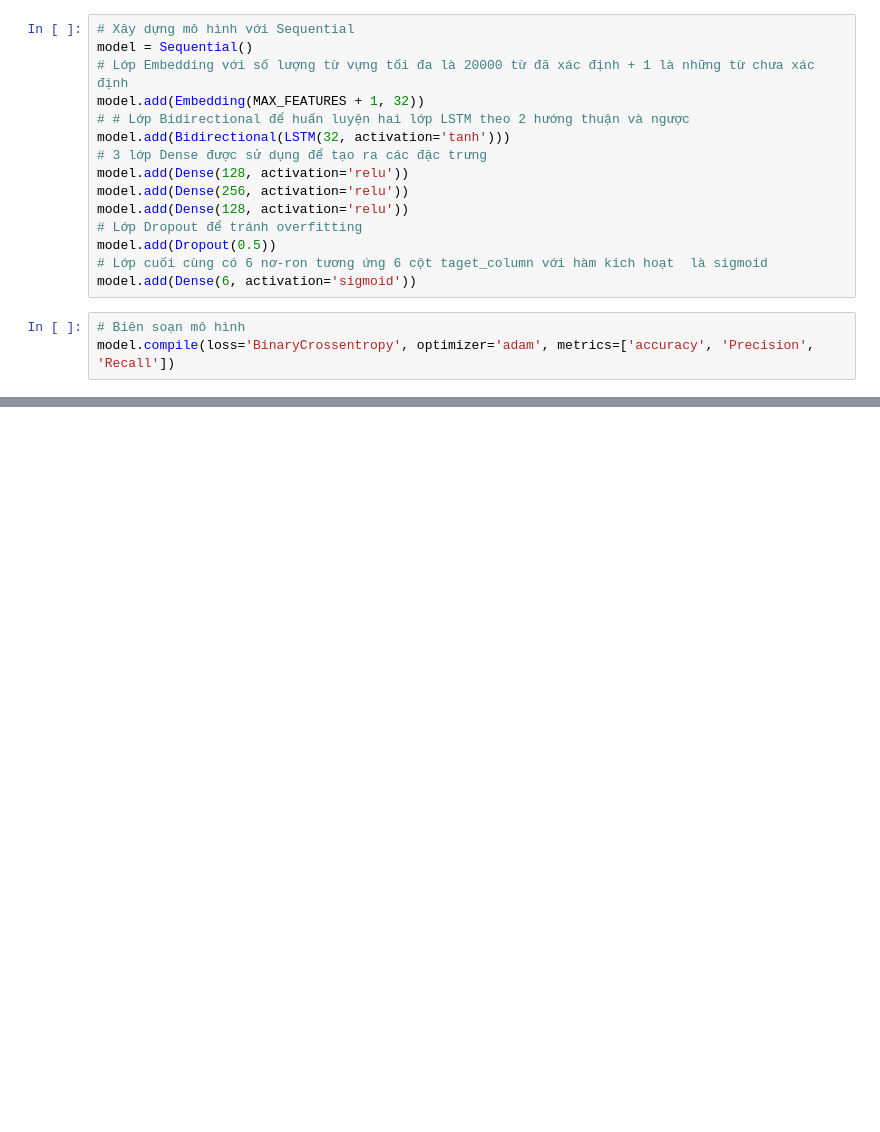
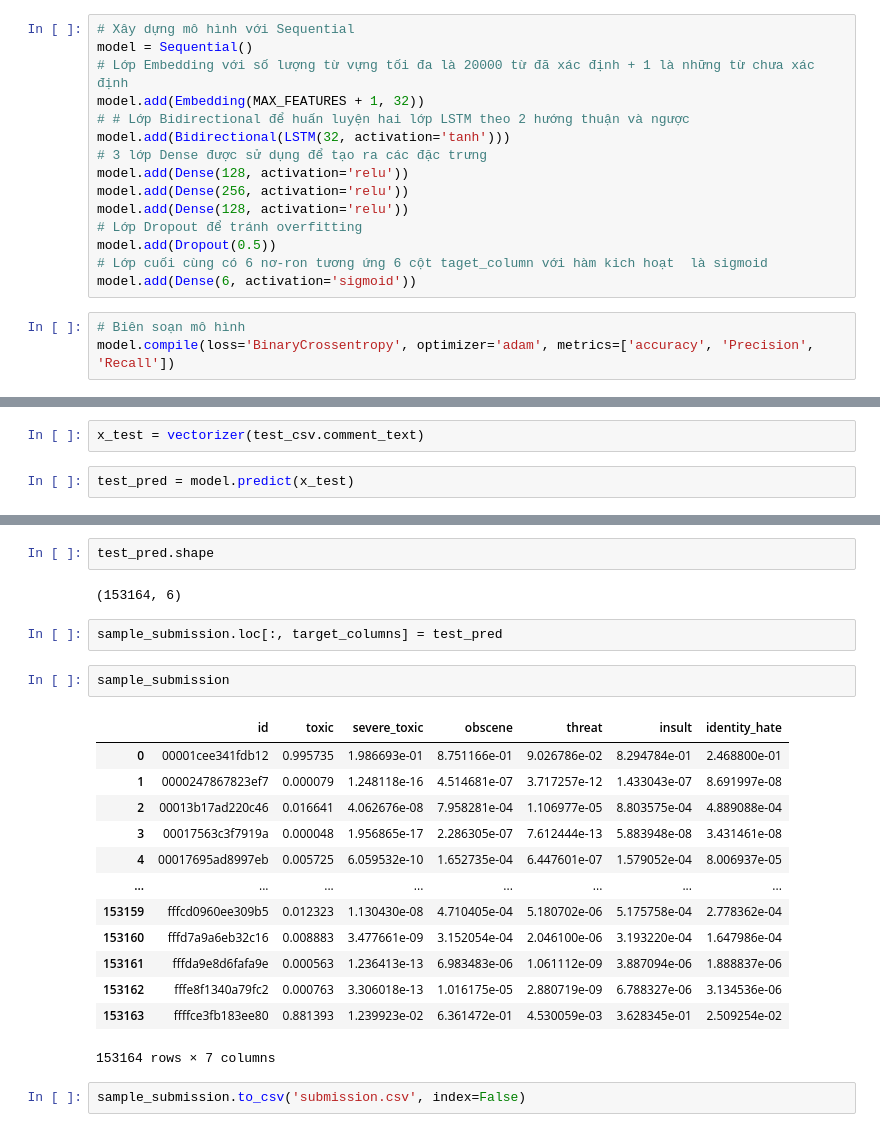
Before and after one commit to An071003/IE221-21521804-21521595, a Jupyter notebook: Jupyter-notebook/jupyter_notebook.ipynb, the cells around one changed output, grey strips where cells are left out. Cells and saved outputs as stored; diff of their text form; blank space fills up the shorter version.

```diff
--- a/Jupyter-notebook/jupyter_notebook.ipynb
+++ b/Jupyter-notebook/jupyter_notebook.ipynb
@@ -291,0 +366,4 @@ Passing `palette` without assigning `hue` is deprecated and will be removed in v
+# %%
+x_test = vectorizer(test_csv.comment_text)
+# %%
+test_pred = model.predict(x_test)
@@ -291,0 +388,24 @@ Passing `palette` without assigning `hue` is deprecated and will be removed in v
+# %%
+test_pred.shape
+# %% [output]
+(153164, 6)
+# %%
+sample_submission.loc[:, target_columns] = test_pred
+# %%
+sample_submission
+# %% [output]
+|  | id | toxic | severe_toxic | obscene | threat | insult | identity_hate |
+| 0 | 00001cee341fdb12 | 0.995735 | 1.986693e-01 | 8.751166e-01 | 9.026786e-02 | 8.294784e-01 | 2.468800e-01 |
+| 1 | 0000247867823ef7 | 0.000079 | 1.248118e-16 | 4.514681e-07 | 3.717257e-12 | 1.433043e-07 | 8.691997e-08 |
+| 2 | 00013b17ad220c46 | 0.016641 | 4.062676e-08 | 7.958281e-04 | 1.106977e-05 | 8.803575e-04 | 4.889088e-04 |
+| 3 | 00017563c3f7919a | 0.000048 | 1.956865e-17 | 2.286305e-07 | 7.612444e-13 | 5.883948e-08 | 3.431461e-08 |
+| 4 | 00017695ad8997eb | 0.005725 | 6.059532e-10 | 1.652735e-04 | 6.447601e-07 | 1.579052e-04 | 8.006937e-05 |
+| ... | ... | ... | ... | ... | ... | ... | ... |
+| 153159 | fffcd0960ee309b5 | 0.012323 | 1.130430e-08 | 4.710405e-04 | 5.180702e-06 | 5.175758e-04 | 2.778362e-04 |
+| 153160 | fffd7a9a6eb32c16 | 0.008883 | 3.477661e-09 | 3.152054e-04 | 2.046100e-06 | 3.193220e-04 | 1.647986e-04 |
+| 153161 | fffda9e8d6fafa9e | 0.000563 | 1.236413e-13 | 6.983483e-06 | 1.061112e-09 | 3.887094e-06 | 1.888837e-06 |
+| 153162 | fffe8f1340a79fc2 | 0.000763 | 3.306018e-13 | 1.016175e-05 | 2.880719e-09 | 6.788327e-06 | 3.134536e-06 |
+| 153163 | ffffce3fb183ee80 | 0.881393 | 1.239923e-02 | 6.361472e-01 | 4.530059e-03 | 3.628345e-01 | 2.509254e-02 |
+153164 rows × 7 columns
+# %%
+sample_submission.to_csv('submission.csv', index=False)
```
Also changed, not shown: parts of 22 cells of this notebook, 14 other files.
